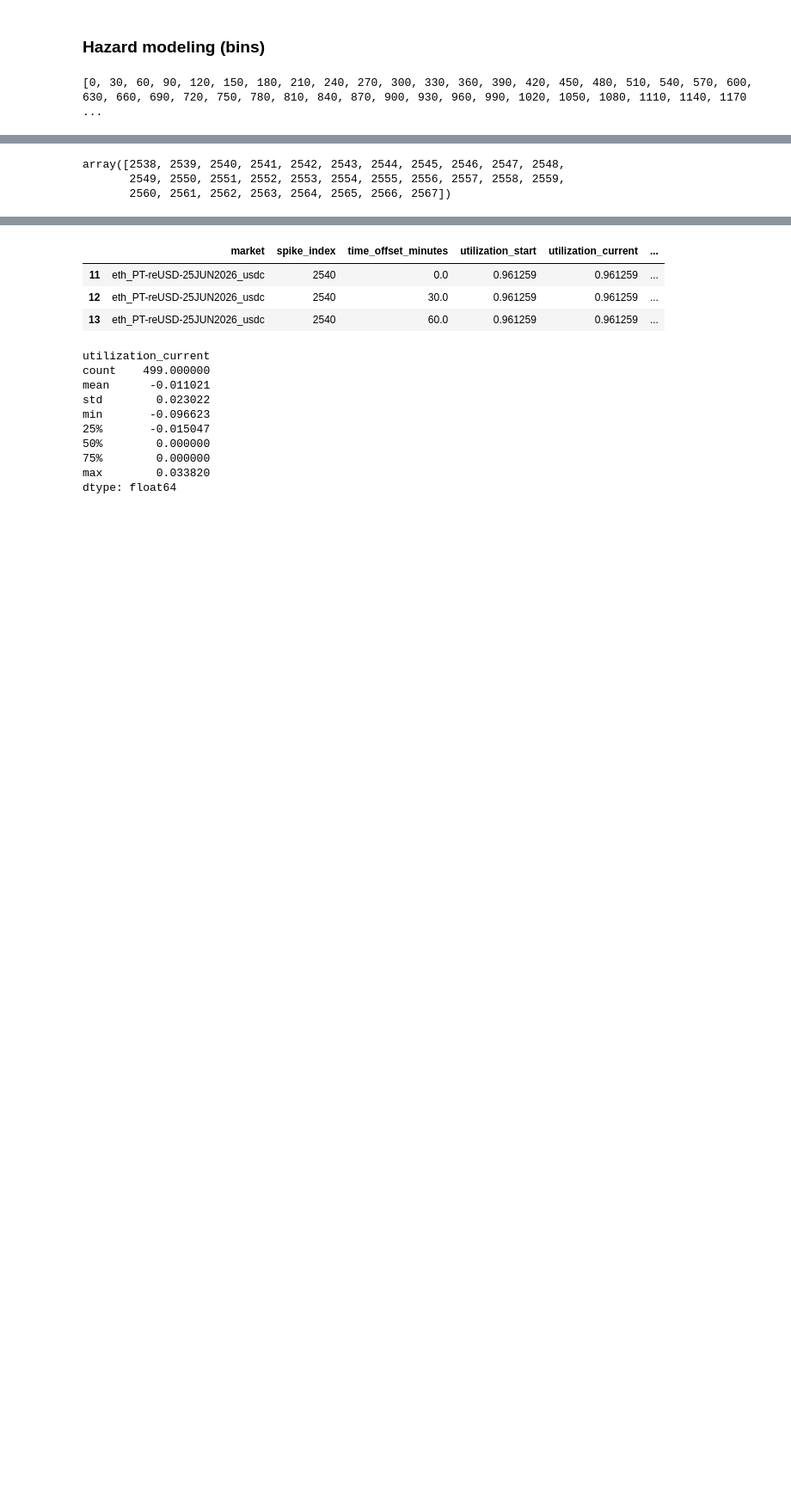
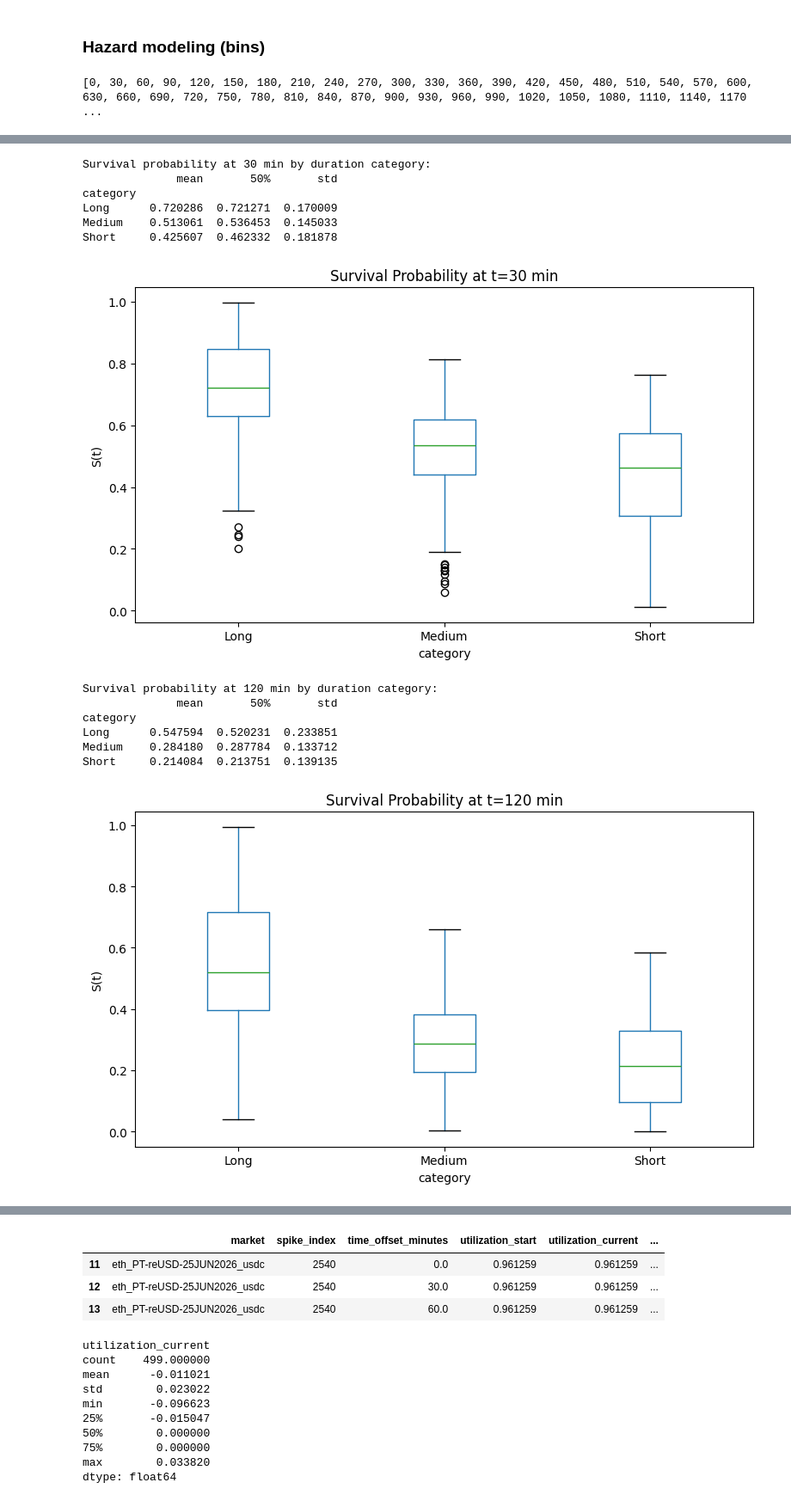
Before and after one commit to egortrussov/lending_protocols_researh, a Jupyter notebook: users_clusterization/spikes_recovery_modeling_v2.ipynb, the cells around one changed output, grey strips where cells are left out. Shown at 86% size. Drawn from its saved outputs; the diff is of its cells as text; code cells hidden in the pictures; blank space fills up the shorter version.

```diff
--- a/users_clusterization/spikes_recovery_modeling_v2.ipynb
+++ b/users_clusterization/spikes_recovery_modeling_v2.ipynb
@@ -1207,6 +1766,57 @@ MAE of expected duration: 86.73 minutes
-# %%
-hazard_df['spike_index'].unique()[:30]
-# %% [output]
-array([2538, 2539, 2540, 2541, 2542, 2543, 2544, 2545, 2546, 2547, 2548,
-       2549, 2550, 2551, 2552, 2553, 2554, 2555, 2556, 2557, 2558, 2559,
-       2560, 2561, 2562, 2563, 2564, 2565, 2566, 2567])
+# %%
+def analyze_survival_at_horizon(model, X_val, hazard_val, horizon_minutes, bins=BINS_MINUTES):
+    unique_spikes = hazard_val[['spike_index', 'duration_minutes']].drop_duplicates()
+    surv_at_horizon = []
+    durations = []
+    for _, spike in unique_spikes.iterrows():
+        mask = hazard_val['spike_index'] == spike['spike_index']
+        X_spike = X_val.loc[mask].iloc[[0]]
+        times, surv = predict_survival_curve(model, X_spike, bins)
+        idx = np.searchsorted(times, horizon_minutes, side='right') - 1
+        if idx >= 0:
+            surv_val = surv[idx]
+        else:
+            surv_val = 1.0
+        surv_at_horizon.append(surv_val)
+        durations.append(spike['duration_minutes'])
+
+    durations = np.array(durations)
+    surv_at_horizon = np.array(surv_at_horizon)
+
+    short_threshold = np.percentile(durations, 33)
+    long_threshold = np.percentile(durations, 67)
+    categories = np.where(durations <= short_threshold, 'Short',
+                 np.where(durations <= long_threshold, 'Medium', 'Long'))
+
+    df_surv = pd.DataFrame({
+        'survival': surv_at_horizon,
+        'duration_minutes': durations,
+        'category': categories
+    })
+
+    print(f"\nSurvival probability at {horizon_minutes} min by duration category:")
+    print(df_surv.groupby('category')['survival'].describe()[['mean', '50%', 'std']])
+
+    df_surv.boxplot(column='survival', by='category', grid=False, figsize=(8,5))
+    plt.title(f'Survival Probability at t={horizon_minutes} min')
+    plt.suptitle('')
+    plt.ylabel('S(t)')
+    plt.tight_layout()
+    plt.show()
+for horizon in [30, 120, 360]:
+    analyze_survival_at_horizon(model, X_val, hazard_val, horizon)
+# %% [output]
+Survival probability at 30 min by duration category:
+              mean       50%       std
+category
+Long      0.720286  0.721271  0.170009
+Medium    0.513061  0.536453  0.145033
+Short     0.425607  0.462332  0.181878
+[figure, added]
+Survival probability at 120 min by duration category:
+              mean       50%       std
+category
+Long      0.547594  0.520231  0.233851
+Medium    0.284180  0.287784  0.133712
+Short     0.214084  0.213751  0.139135
+[figure, added]
```
Also changed, not shown: parts of 16 cells of this notebook, 21 other files.
